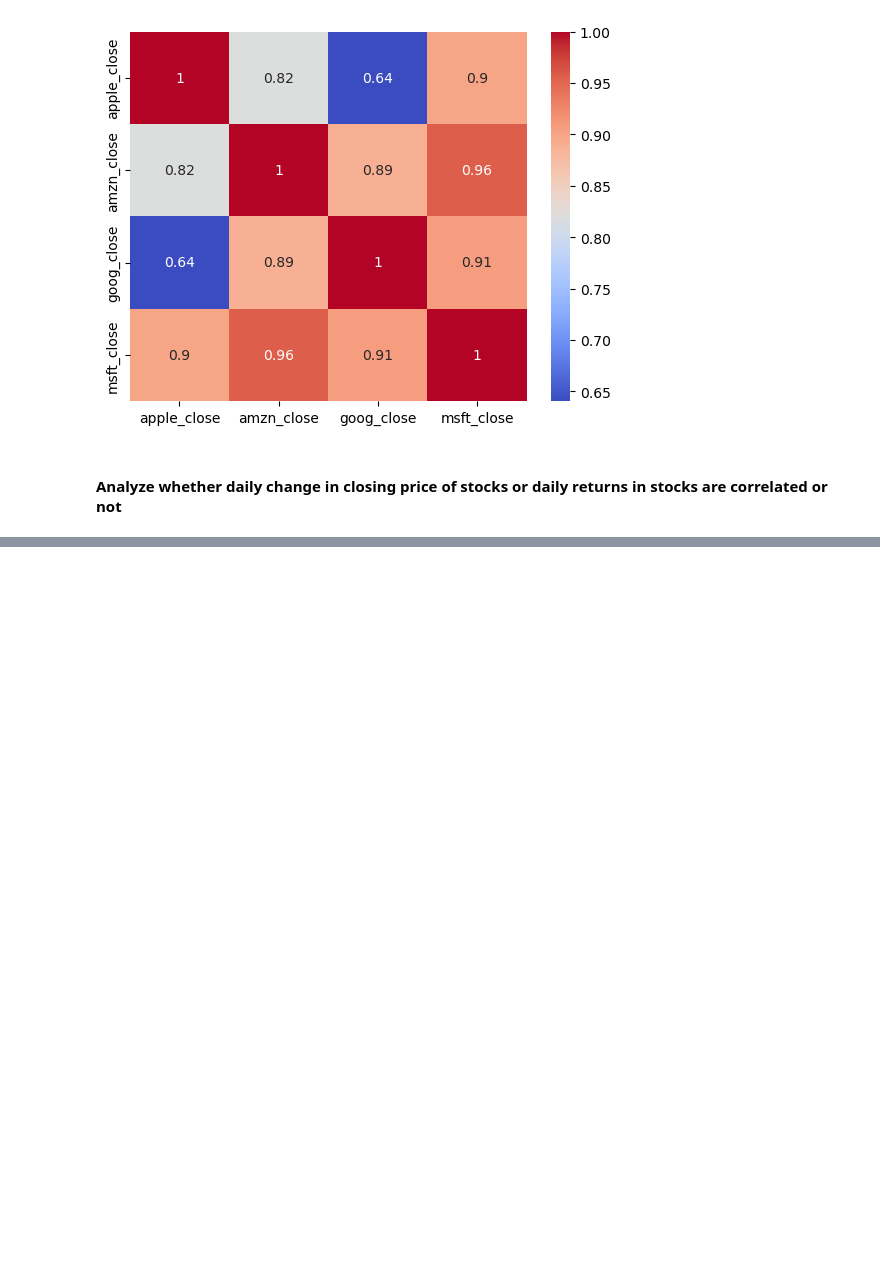
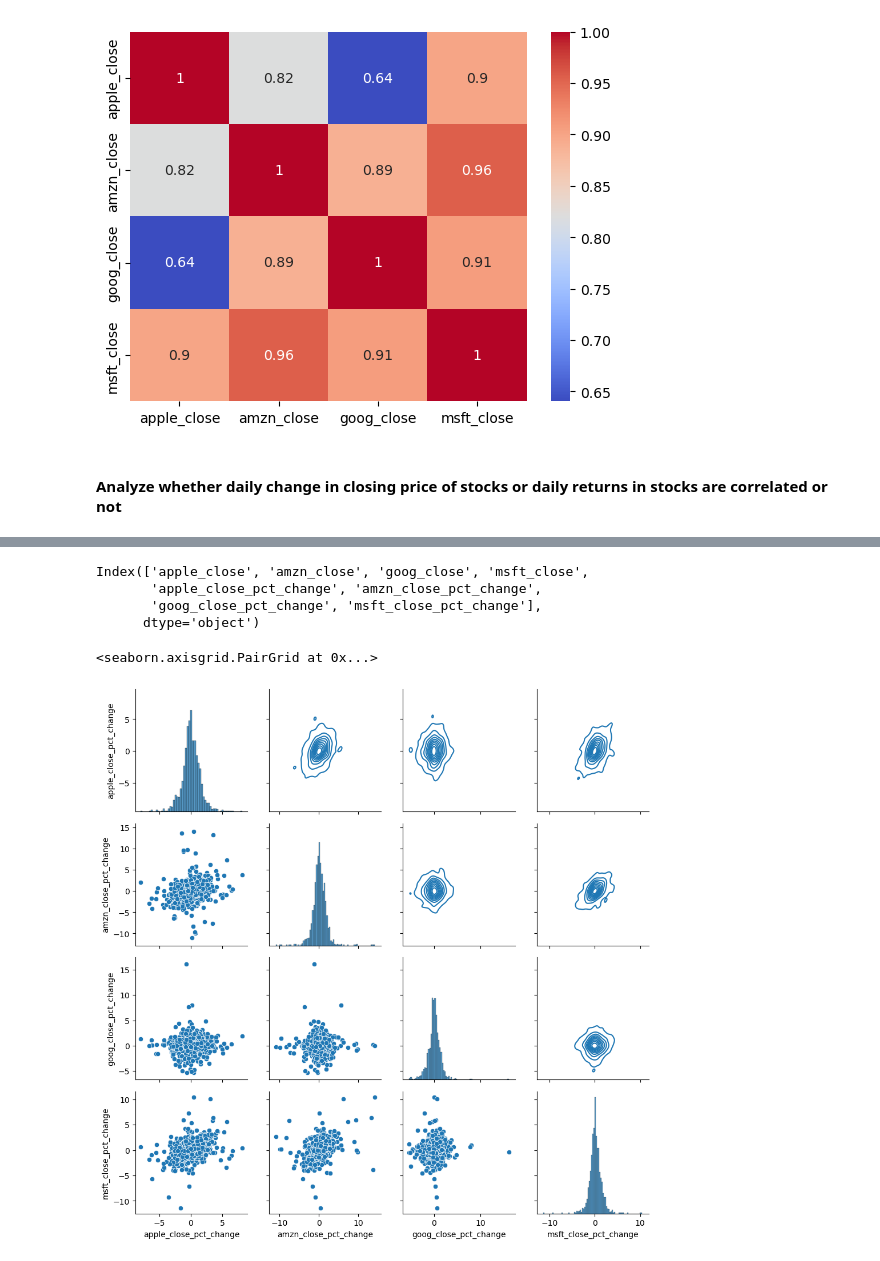
Before and after one commit to rubisc/da_projects_2025, a Jupyter notebook: project_2_time_series_analysis/stock_price_analysis.ipynb, the cells around one changed output, grey strips where cells are left out. Drawn from its saved outputs; the diff is of its cells as text; code cells hidden in the pictures; blank space fills up the shorter version.

```diff
--- a/project_2_time_series_analysis/stock_price_analysis.ipynb
+++ b/project_2_time_series_analysis/stock_price_analysis.ipynb
@@ -402,0 +436,21 @@ sns.heatmap(closing_price.corr(), cmap='coolwarm', annot=True)
+# %%
+for col in closing_price.columns:
+    closing_price[col + '_pct_change'] = (closing_price[col] - closing_price[col].shift(1))/closing_price[col].shift(1)*100
+# %%
+closing_price.columns
+# %% [output]
+Index(['apple_close', 'amzn_close', 'goog_close', 'msft_close',
+       'apple_close_pct_change', 'amzn_close_pct_change',
+       'goog_close_pct_change', 'msft_close_pct_change'],
+      dtype='object')
+# %%
+closing_p = closing_price[['apple_close_pct_change', 'amzn_close_pct_change',
+       'goog_close_pct_change', 'msft_close_pct_change']]
+# %%
+g = sns.PairGrid(data=closing_p)
+g.map_diag(sns.histplot)
+g.map_lower(sns.scatterplot)
+g.map_upper(sns.kdeplot)
+# %% [output]
+<seaborn.axisgrid.PairGrid at 0x...>
+[figure, added]
```
Also changed, not shown: parts of 6 cells of this notebook, 4 other files.
